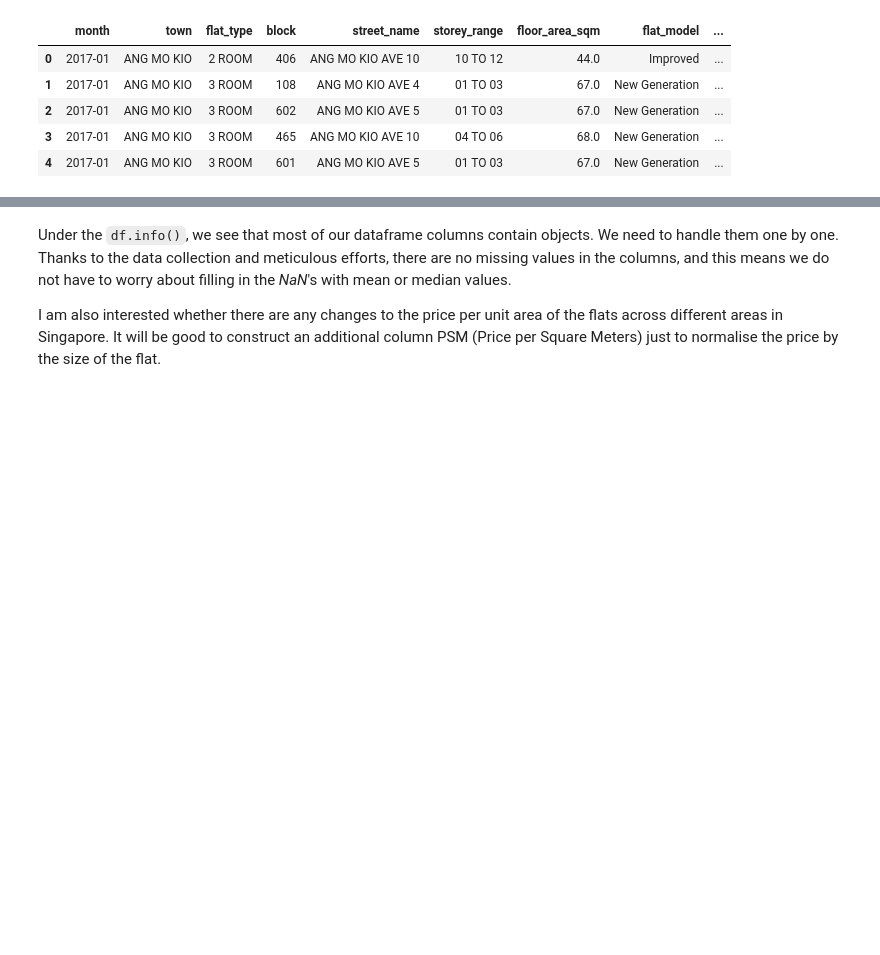
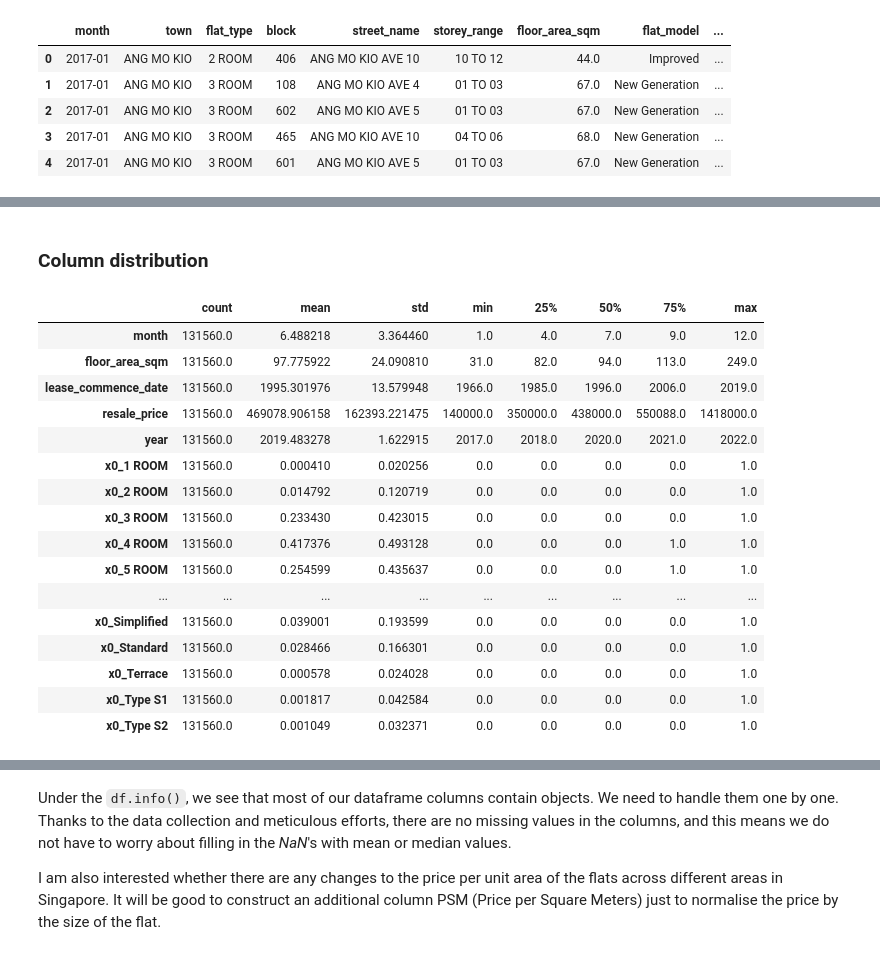
Before and after one commit to hanweiz/HDB_Resale, a Jupyter notebook: HDB.ipynb, the cells around one changed output, grey strips where cells are left out. Saved outputs shown, nothing was run; the diff lists cells and outputs as text; code cells hidden in the pictures; blank space fills up the shorter version.

```diff
--- a/HDB.ipynb
+++ b/HDB.ipynb
@@ -105,3 +149,25 @@ memory usage: 7.9+ MB
+# %% [markdown]
+### Column distribution
+# %%
+df.describe().transpose()
+# %% [output]
+|  | count | mean | std | min | 25% | 50% | 75% | max |
+| month | 131560.0 | 6.488218 | 3.364460 | 1.0 | 4.0 | 7.0 | 9.0 | 12.0 |
+| floor_area_sqm | 131560.0 | 97.775922 | 24.090810 | 31.0 | 82.0 | 94.0 | 113.0 | 249.0 |
+| lease_commence_date | 131560.0 | 1995.301976 | 13.579948 | 1966.0 | 1985.0 | 1996.0 | 2006.0 | 2019.0 |
+| resale_price | 131560.0 | 469078.906158 | 162393.221475 | 140000.0 | 350000.0 | 438000.0 | 550088.0 | 1418000.0 |
+| year | 131560.0 | 2019.483278 | 1.622915 | 2017.0 | 2018.0 | 2020.0 | 2021.0 | 2022.0 |
+| x0_1 ROOM | 131560.0 | 0.000410 | 0.020256 | 0.0 | 0.0 | 0.0 | 0.0 | 1.0 |
+| x0_2 ROOM | 131560.0 | 0.014792 | 0.120719 | 0.0 | 0.0 | 0.0 | 0.0 | 1.0 |
+| x0_3 ROOM | 131560.0 | 0.233430 | 0.423015 | 0.0 | 0.0 | 0.0 | 0.0 | 1.0 |
+| x0_4 ROOM | 131560.0 | 0.417376 | 0.493128 | 0.0 | 0.0 | 0.0 | 1.0 | 1.0 |
+| x0_5 ROOM | 131560.0 | 0.254599 | 0.435637 | 0.0 | 0.0 | 0.0 | 1.0 | 1.0 |
+| ... | ... | ... | ... | ... | ... | ... | ... | ... |
+| x0_Simplified | 131560.0 | 0.039001 | 0.193599 | 0.0 | 0.0 | 0.0 | 0.0 | 1.0 |
+| x0_Standard | 131560.0 | 0.028466 | 0.166301 | 0.0 | 0.0 | 0.0 | 0.0 | 1.0 |
+| x0_Terrace | 131560.0 | 0.000578 | 0.024028 | 0.0 | 0.0 | 0.0 | 0.0 | 1.0 |
+| x0_Type S1 | 131560.0 | 0.001817 | 0.042584 | 0.0 | 0.0 | 0.0 | 0.0 | 1.0 |
+| x0_Type S2 | 131560.0 | 0.001049 | 0.032371 | 0.0 | 0.0 | 0.0 | 0.0 | 1.0 |
 # %%
 df.isna().sum()
 # %% [output]
```
Also changed, not shown: parts of 22 cells of this notebook.
